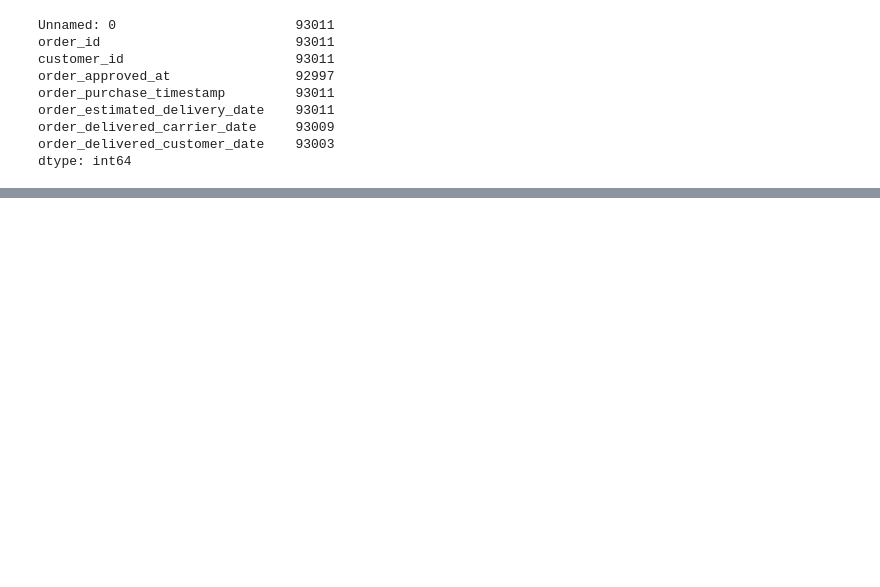
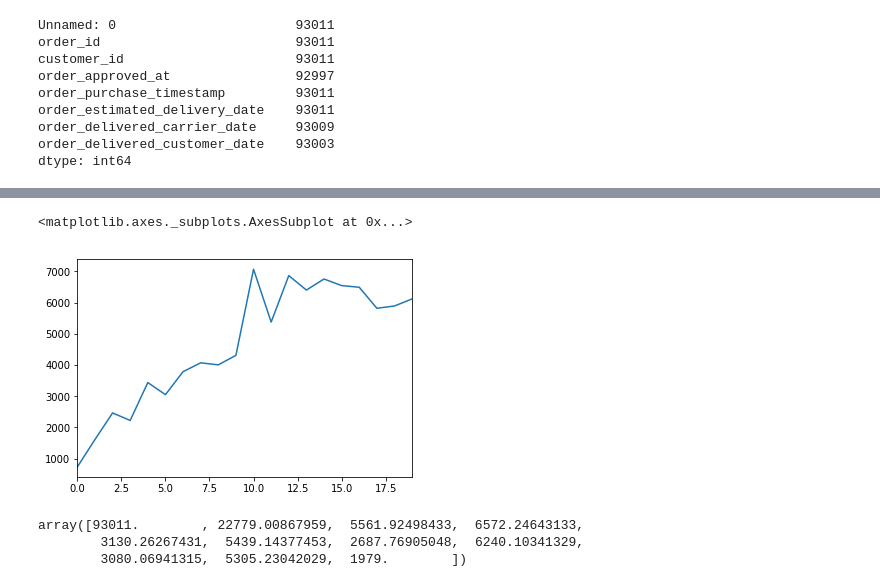
Before and after one commit to GuiBrandt/e-commerce, a Jupyter notebook: Sprint 1/Hipóteses.ipynb, the cells around one changed output, grey strips where cells are left out. Cells and saved outputs as stored; diff of their text form; code cells hidden in the pictures; blank space fills up the shorter version.

```diff
--- a/Sprint 1/Hipóteses.ipynb
+++ b/Sprint 1/Hipóteses.ipynb
@@ -40,0 +119,3 @@ len(months.keys())
+# %%
+sales_by_month = orders_by_year_and_month.groupby(['year', 'month']).agg(['count']).reset_index()
+sales_by_month.describe()
@@ -40,0 +133,12 @@ len(months.keys())
+# %%
+sales_by_month['id']['count'].plot()
+# %% [output]
+<matplotlib.axes._subplots.AxesSubplot at 0x...>
+[figure, added]
+# %%
+fourier_all = np.abs(np.fft.rfft(sales_by_month['id']['count']))
+fourier_all
+# %% [output]
+array([93011.        , 22779.00867959,  5561.92498433,  6572.24643133,
+        3130.26267431,  5439.14377453,  2687.76905048,  6240.10341329,
+        3080.06941315,  5305.23042029,  1979.        ])
```
Also changed, not shown: parts of 38 cells of this notebook, 1 other file.
